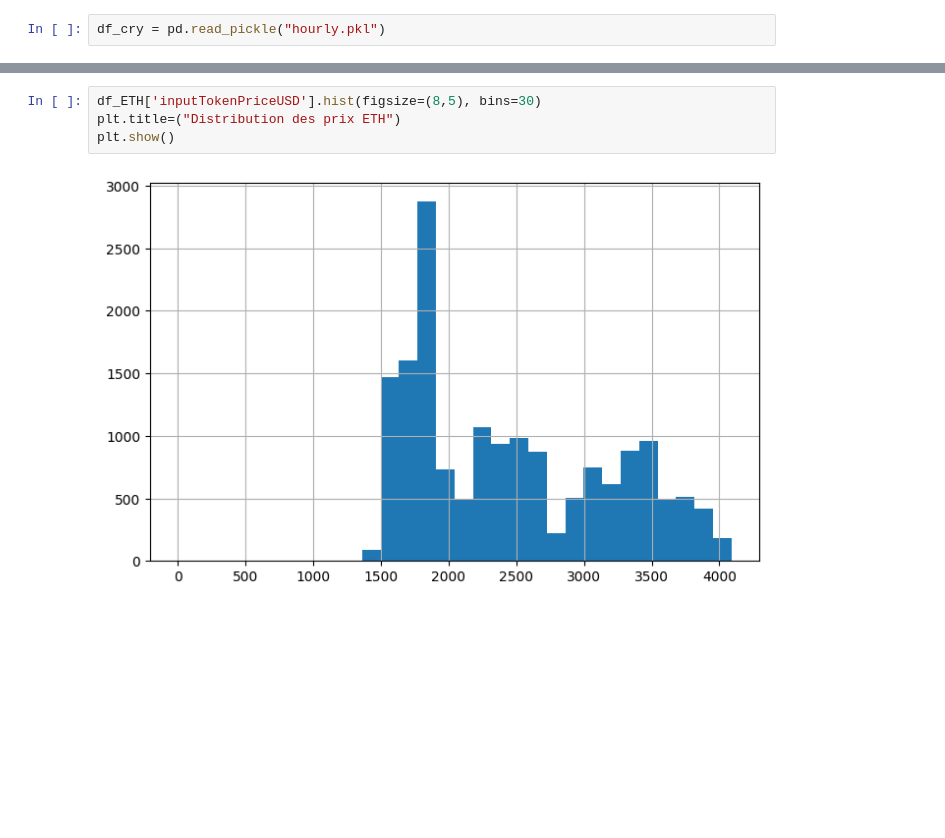
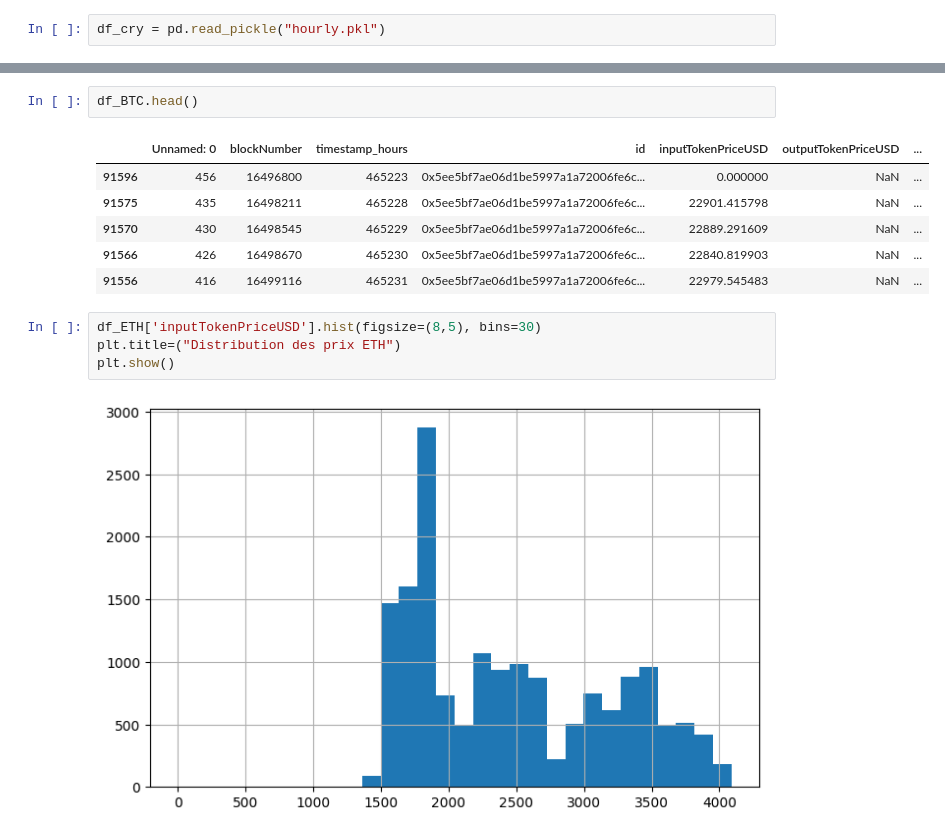
Before and after one commit to yhrd99/BITCOIN-PRICE-FORECASTING, a Jupyter notebook: Statdesc.ipynb, the cells around one changed output, grey strips where cells are left out. Cells and saved outputs as stored; diff of their text form; blank space fills up the shorter version.

```diff
--- a/Statdesc.ipynb
+++ b/Statdesc.ipynb
@@ -26,3 +33,12 @@ plt.show()
+# %%
+df_BTC.head()
+# %% [output]
+|  | Unnamed: 0 | blockNumber | timestamp_hours | id | inputTokenPriceUSD | outputTokenPriceUSD | ... |
+| 91596 | 456 | 16496800 | 465223 | 0x5ee5bf7ae06d1be5997a1a72006fe6c... | 0.000000 | NaN | ... |
+| 91575 | 435 | 16498211 | 465228 | 0x5ee5bf7ae06d1be5997a1a72006fe6c... | 22901.415798 | NaN | ... |
+| 91570 | 430 | 16498545 | 465229 | 0x5ee5bf7ae06d1be5997a1a72006fe6c... | 22889.291609 | NaN | ... |
+| 91566 | 426 | 16498670 | 465230 | 0x5ee5bf7ae06d1be5997a1a72006fe6c... | 22840.819903 | NaN | ... |
+| 91556 | 416 | 16499116 | 465231 | 0x5ee5bf7ae06d1be5997a1a72006fe6c... | 22979.545483 | NaN | ... |
 # %%
 df_ETH['inputTokenPriceUSD'].hist(figsize=(8,5), bins=30)
 plt.title=("Distribution des prix ETH")
```
Also changed, not shown: parts of 16 cells of this notebook, 3 other files.
